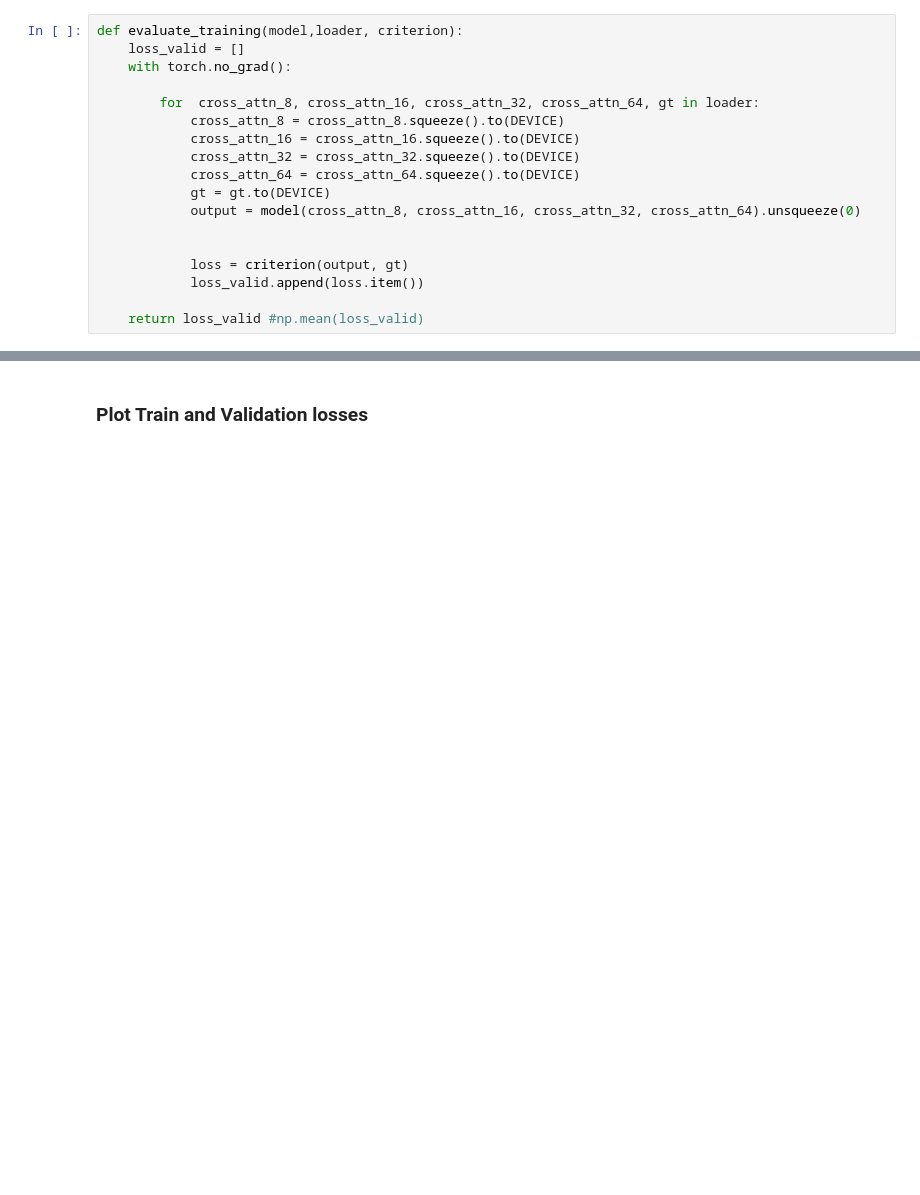
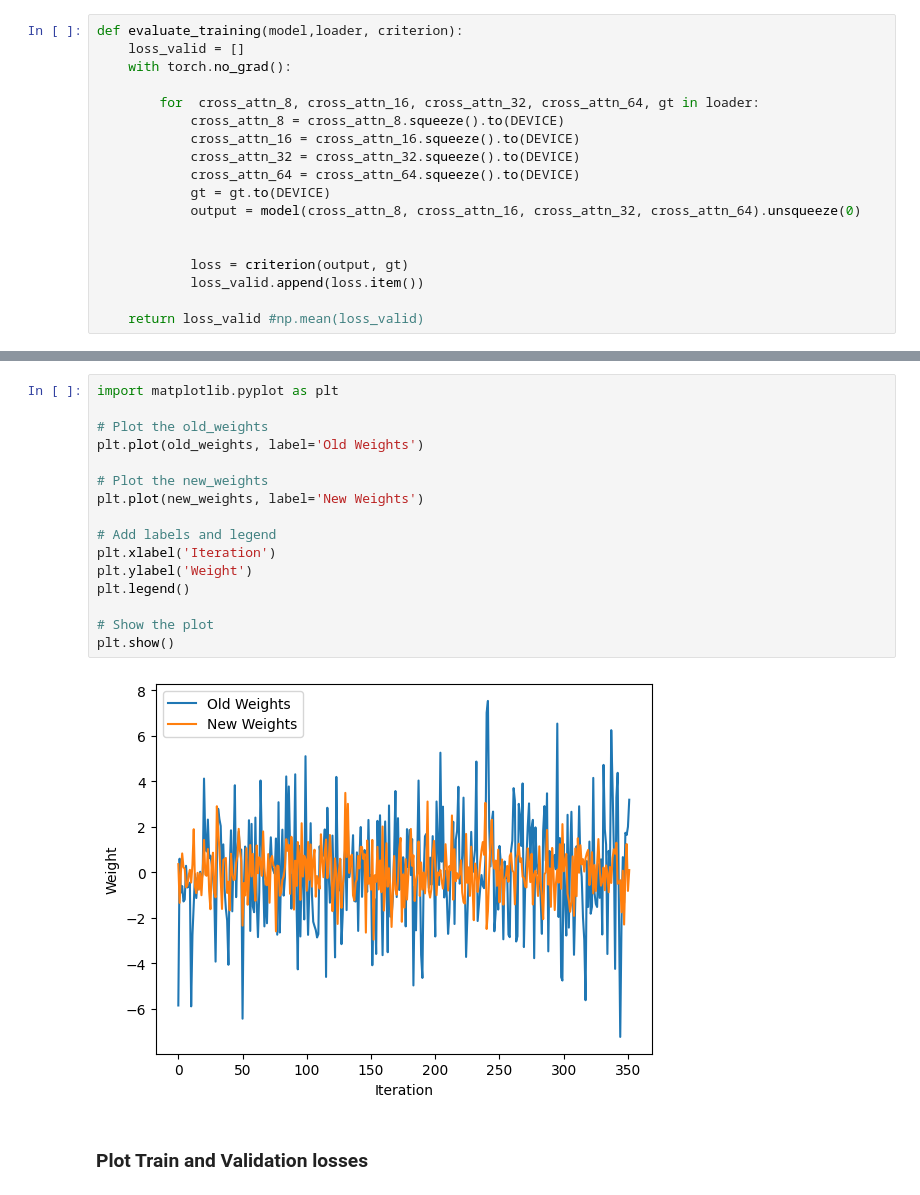
Before and after one commit to chrisoffner/dl23_course_project, a Jupyter notebook: notebooks/cross_attn_experiment_aa.ipynb, the cells around one changed output, grey strips where cells are left out. Drawn from its saved outputs; the diff is of its cells as text; blank space fills up the shorter version.

```diff
--- a/notebooks/cross_attn_experiment_aa.ipynb
+++ b/notebooks/cross_attn_experiment_aa.ipynb
@@ -190,3 +200,21 @@ Epoch 11
+# %%
+import matplotlib.pyplot as plt
+
+# Plot the old_weights
+plt.plot(old_weights, label='Old Weights')
+
+# Plot the new_weights
+plt.plot(new_weights, label='New Weights')
+
+# Add labels and legend
+plt.xlabel('Iteration')
+plt.ylabel('Weight')
+plt.legend()
+
+# Show the plot
+plt.show()
+# %% [output]
+[figure, added]
 # %% [markdown]
 ### Plot Train and Validation losses
 # %%
```
Also changed, not shown: parts of 25 cells of this notebook, 2 other files.
